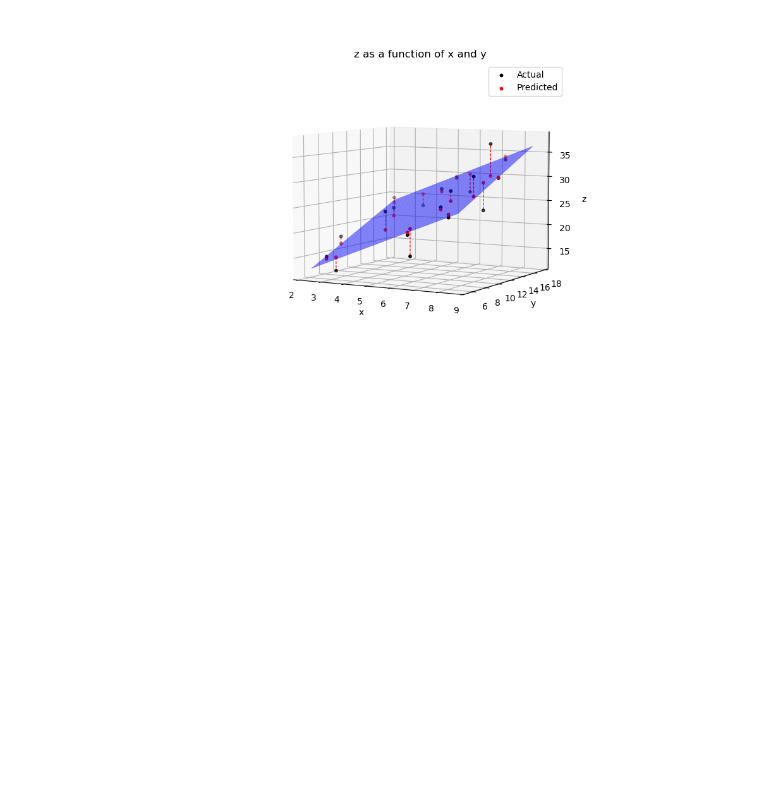
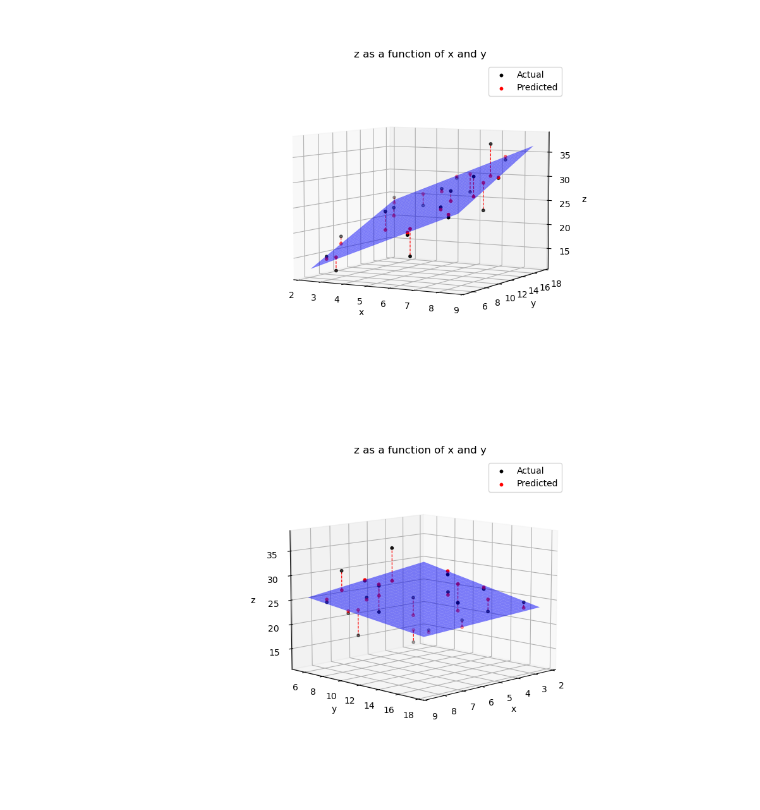
Before and after one commit to dnepple/tprstats-python, a Jupyter notebook: notebooks/plot_3D.ipynb, the cells around one changed output. Cells and saved outputs as stored; diff of their text form; code cells hidden in the pictures; blank space fills up the shorter version.

Commit message:
feat(plot_3D)

```diff
--- a/notebooks/plot_3D.ipynb
+++ b/notebooks/plot_3D.ipynb
@@ -62,3 +62,7 @@ def plot_3D(x_label, y_label, z_label, elev, azim, data):
 plot_3D('x', 'y', 'z', 6, -61, plot_3d_example)
 # %% [output]
 [figure]
+# %%
+tprstats.plot_3D('x', 'y', 'z', plot_3d_example)
+# %% [output]
+[figure, added]
```
Also changed, not shown: 2 other files.
